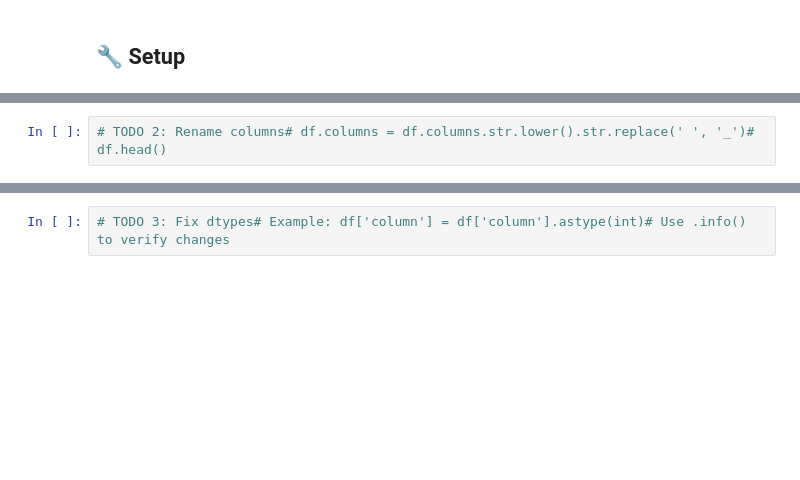
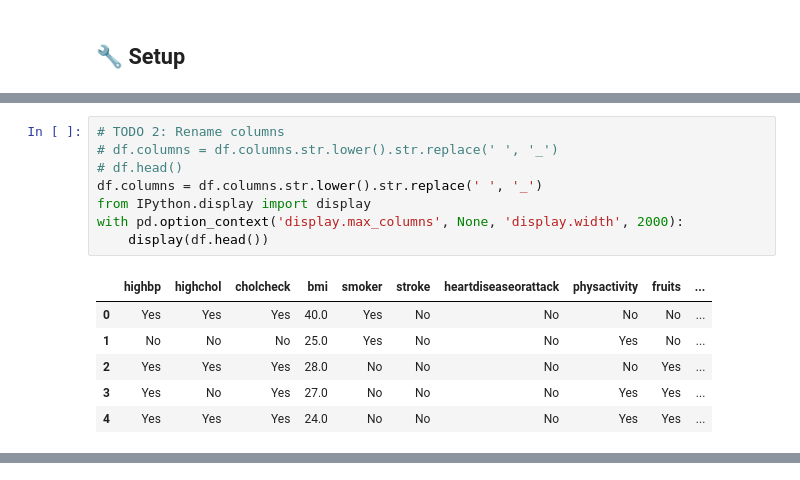
Before and after one commit to Tuminha/PyTorch-Capstone-Project, a Jupyter notebook: projects/01_diabetes_tabular/notebooks/03_cleaning.ipynb, the cells around one changed output, grey strips where cells are left out. Cells and saved outputs as stored; diff of their text form; blank space fills up the shorter version.

```diff
--- a/projects/01_diabetes_tabular/notebooks/03_cleaning.ipynb
+++ b/projects/01_diabetes_tabular/notebooks/03_cleaning.ipynb
@@ -13,3 +64,16 @@
 # %%
-# TODO 2: Rename columns# df.columns = df.columns.str.lower().str.replace(' ', '_')# df.head()
+# TODO 2: Rename columns
+# df.columns = df.columns.str.lower().str.replace(' ', '_')
+# df.head()
+df.columns = df.columns.str.lower().str.replace(' ', '_')
+from IPython.display import display
+with pd.option_context('display.max_columns', None, 'display.width', 2000):
+    display(df.head())
+# %% [output]
+|  | highbp | highchol | cholcheck | bmi | smoker | stroke | heartdiseaseorattack | physactivity | fruits | ... |
+| 0 | Yes | Yes | Yes | 40.0 | Yes | No | No | No | No | ... |
+| 1 | No | No | No | 25.0 | Yes | No | No | Yes | No | ... |
+| 2 | Yes | Yes | Yes | 28.0 | No | No | No | No | Yes | ... |
+| 3 | Yes | No | Yes | 27.0 | No | No | No | Yes | Yes | ... |
+| 4 | Yes | Yes | Yes | 24.0 | No | No | No | Yes | Yes | ... |
 # %% [markdown]
@@ -17,2 +91,0 @@
-# %%
-# TODO 3: Fix dtypes# Example: df['column'] = df['column'].astype(int)# Use .info() to verify changes
```
Also changed, not shown: parts of 15 cells of this notebook, 3 other files.
